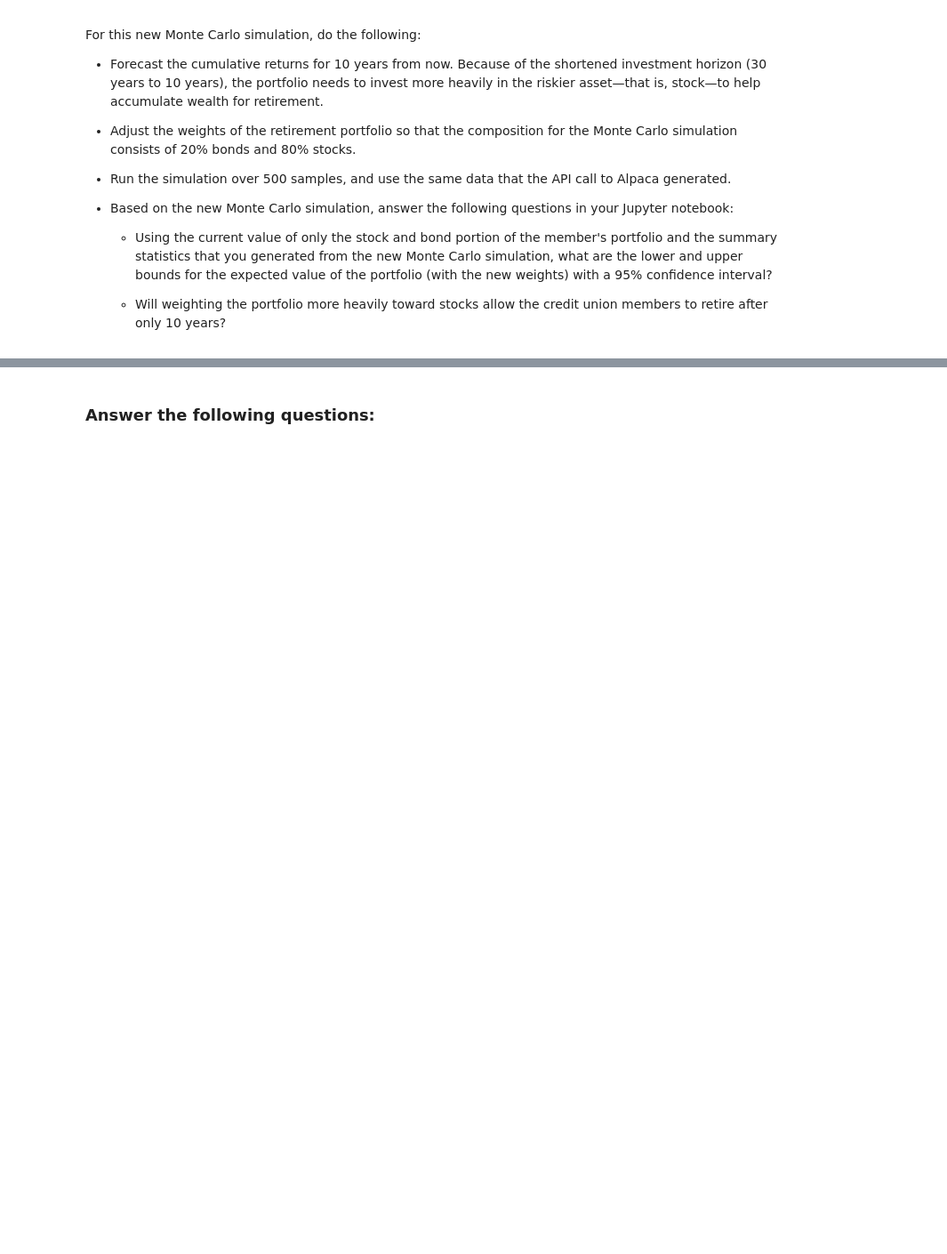
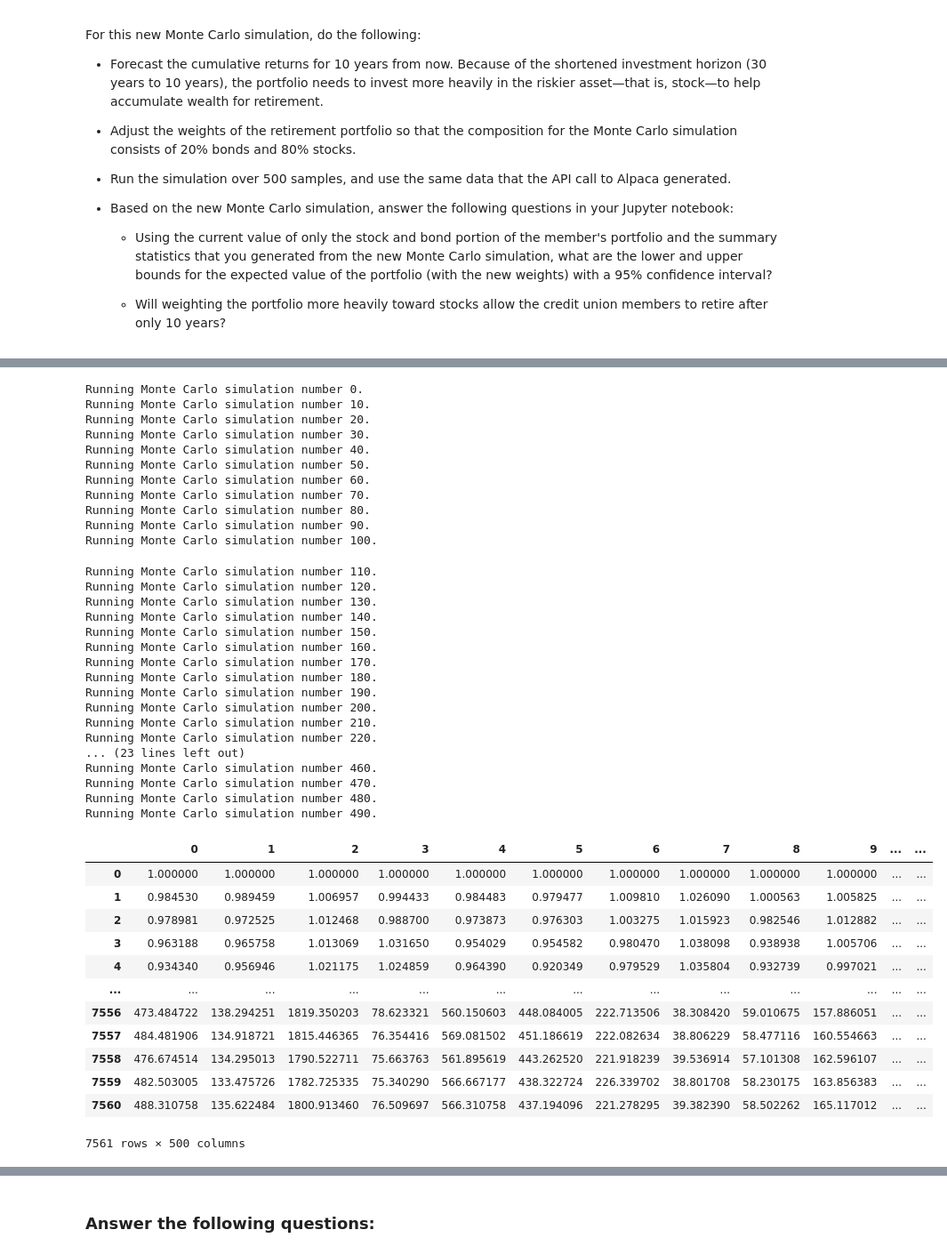
Before and after one commit to paragmb/Financial-Planner-using-Monte-Carlo-Simulations, a Jupyter notebook: financial_planning_tools.ipynb, the cells around one changed output, grey strips where cells are left out. Shown: that part at 89% size. Saved outputs shown, nothing was run; the diff lists cells and outputs as text; code cells hidden in the pictures; blank space fills up the shorter version.

```diff
--- a/financial_planning_tools.ipynb
+++ b/financial_planning_tools.ipynb
@@ -642,6 +657,49 @@ For this new Monte Carlo simulation, do the following:
 # %%
 # Run the Monte Carlo simulation to forecast 10 years cumulative returns
 # YOUR CODE HERE
+MC_tenyr_retire.calc_cumulative_return()
+# %% [output]
+Running Monte Carlo simulation number 0.
+Running Monte Carlo simulation number 10.
+Running Monte Carlo simulation number 20.
+Running Monte Carlo simulation number 30.
+Running Monte Carlo simulation number 40.
+Running Monte Carlo simulation number 50.
+Running Monte Carlo simulation number 60.
+Running Monte Carlo simulation number 70.
+Running Monte Carlo simulation number 80.
+Running Monte Carlo simulation number 90.
+Running Monte Carlo simulation number 100.
+Running Monte Carlo simulation number 110.
+Running Monte Carlo simulation number 120.
+Running Monte Carlo simulation number 130.
+Running Monte Carlo simulation number 140.
+Running Monte Carlo simulation number 150.
+Running Monte Carlo simulation number 160.
+Running Monte Carlo simulation number 170.
+Running Monte Carlo simulation number 180.
+Running Monte Carlo simulation number 190.
+Running Monte Carlo simulation number 200.
+Running Monte Carlo simulation number 210.
+Running Monte Carlo simulation number 220.
+... (23 lines left out)
+Running Monte Carlo simulation number 460.
+Running Monte Carlo simulation number 470.
+Running Monte Carlo simulation number 480.
+Running Monte Carlo simulation number 490.
+|  | 0 | 1 | 2 | 3 | 4 | 5 | 6 | 7 | 8 | 9 | ... | ... |
+| 0 | 1.000000 | 1.000000 | 1.000000 | 1.000000 | 1.000000 | 1.000000 | 1.000000 | 1.000000 | 1.000000 | 1.000000 | ... | ... |
+| 1 | 0.984530 | 0.989459 | 1.006957 | 0.994433 | 0.984483 | 0.979477 | 1.009810 | 1.026090 | 1.000563 | 1.005825 | ... | ... |
+| 2 | 0.978981 | 0.972525 | 1.012468 | 0.988700 | 0.973873 | 0.976303 | 1.003275 | 1.015923 | 0.982546 | 1.012882 | ... | ... |
+| 3 | 0.963188 | 0.965758 | 1.013069 | 1.031650 | 0.954029 | 0.954582 | 0.980470 | 1.038098 | 0.938938 | 1.005706 | ... | ... |
+| 4 | 0.934340 | 0.956946 | 1.021175 | 1.024859 | 0.964390 | 0.920349 | 0.979529 | 1.035804 | 0.932739 | 0.997021 | ... | ... |
+| ... | ... | ... | ... | ... | ... | ... | ... | ... | ... | ... | ... | ... |
+| 7556 | 473.484722 | 138.294251 | 1819.350203 | 78.623321 | 560.150603 | 448.084005 | 222.713506 | 38.308420 | 59.010675 | 157.886051 | ... | ... |
+| 7557 | 484.481906 | 134.918721 | 1815.446365 | 76.354416 | 569.081502 | 451.186619 | 222.082634 | 38.806229 | 58.477116 | 160.554663 | ... | ... |
+| 7558 | 476.674514 | 134.295013 | 1790.522711 | 75.663763 | 561.895619 | 443.262520 | 221.918239 | 39.536914 | 57.101308 | 162.596107 | ... | ... |
+| 7559 | 482.503005 | 133.475726 | 1782.725335 | 75.340290 | 566.667177 | 438.322724 | 226.339702 | 38.801708 | 58.230175 | 163.856383 | ... | ... |
+| 7560 | 488.310758 | 135.622484 | 1800.913460 | 76.509697 | 566.310758 | 437.194096 | 221.278295 | 39.382390 | 58.502262 | 165.117012 | ... | ... |
+7561 rows × 500 columns
 # %%
 # Visualize the 10-year Monte Carlo simulation by creating an
 # overlay line plot
```
Also changed, not shown: parts of 21 cells of this notebook.
